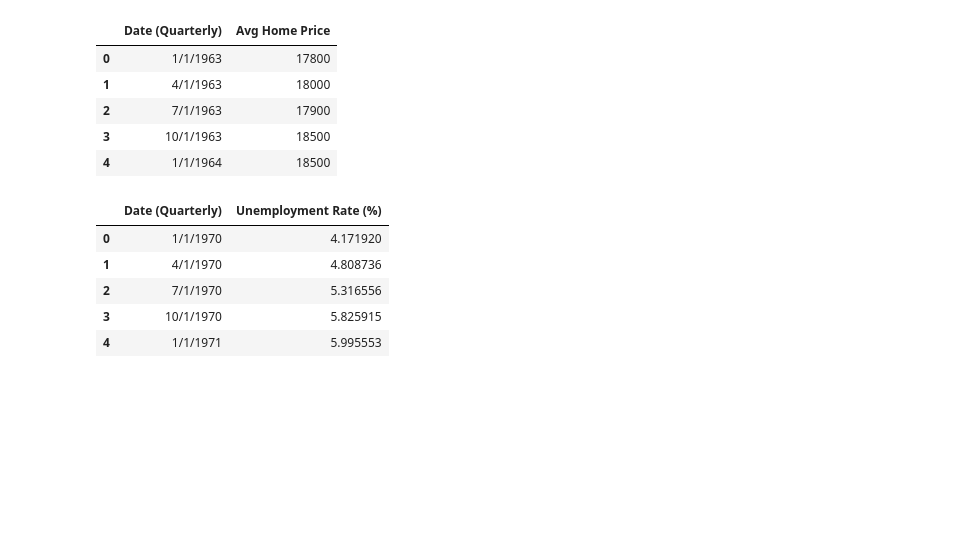
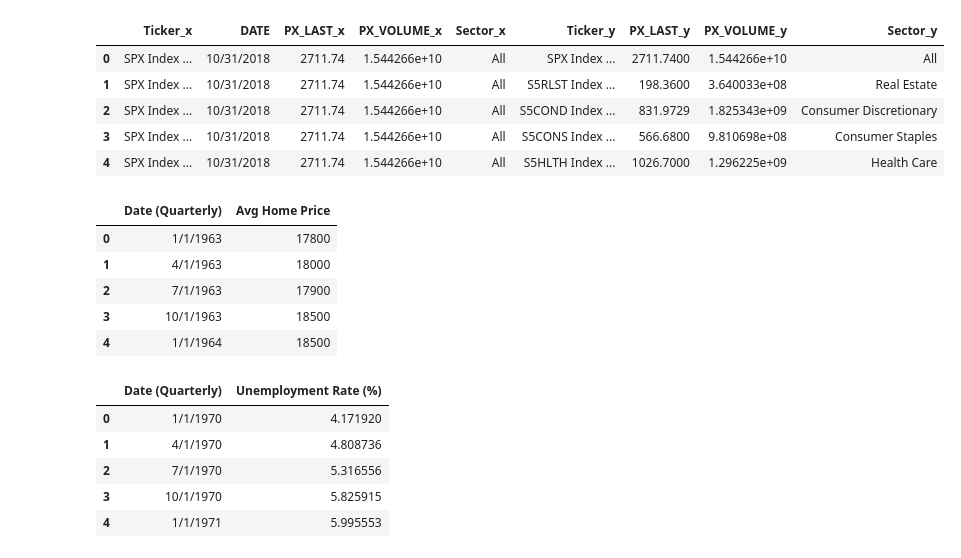
Before and after one commit to tmcbeth/Project-1---Group-3, a Jupyter notebook: REvsIndices.ipynb, the cells around one changed output. Cells and saved outputs as stored; diff of their text form; code cells hidden in the pictures; blank space fills up the shorter version.

```diff
--- a/REvsIndices.ipynb
+++ b/REvsIndices.ipynb
@@ -7,3 +1,28 @@ import scipy.stats as stats
+# %%
+%matplotlib inline
+from matplotlib import pyplot as plt
+import pandas as pd
+import numpy as np
+
+# File to Load
+housing_data_to_load = "Housing prices for US.csv"
+index_data_to_load = "SPX_Prices_30yr_CombinedSectors.csv"
+
+# Read the files
+housing_data = pd.read_csv(housing_data_to_load)
+index_data = pd.read_csv(index_data_to_load)
+
+# Combine the data into a single dataset
+combined_data = pd.merge(index_data, index_data, on="DATE")
+
+combined_data.head()
+# %% [output]
+|  | Ticker_x | DATE | PX_LAST_x | PX_VOLUME_x | Sector_x | Ticker_y | PX_LAST_y | PX_VOLUME_y | Sector_y |
+| 0 | SPX Index ... | 10/31/2018 | 2711.74 | 1.544266e+10 | All | SPX Index ... | 2711.7400 | 1.544266e+10 | All |
+| 1 | SPX Index ... | 10/31/2018 | 2711.74 | 1.544266e+10 | All | S5RLST Index ... | 198.3600 | 3.640033e+08 | Real Estate |
+| 2 | SPX Index ... | 10/31/2018 | 2711.74 | 1.544266e+10 | All | S5COND Index ... | 831.9729 | 1.825343e+09 | Consumer Discretionary |
+| 3 | SPX Index ... | 10/31/2018 | 2711.74 | 1.544266e+10 | All | S5CONS Index ... | 566.6800 | 9.810698e+08 | Consumer Staples |
+| 4 | SPX Index ... | 10/31/2018 | 2711.74 | 1.544266e+10 | All | S5HLTH Index ... | 1026.7000 | 1.296225e+09 | Health Care |
 # %%
 # import housing file
 US_housing_file = "Housing Prices for US.csv"
```
Also changed, not shown: parts of 1 cell of this notebook, 1 other file.
